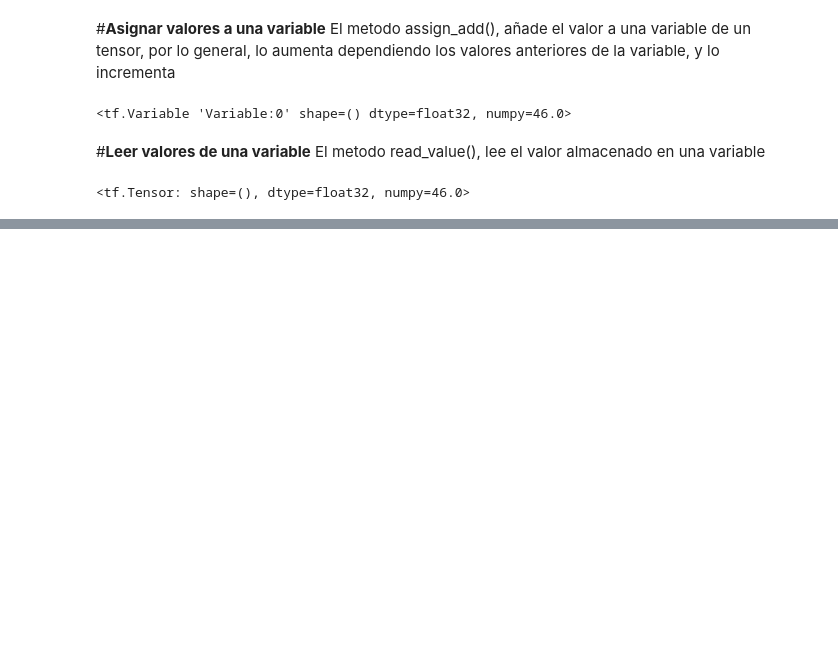
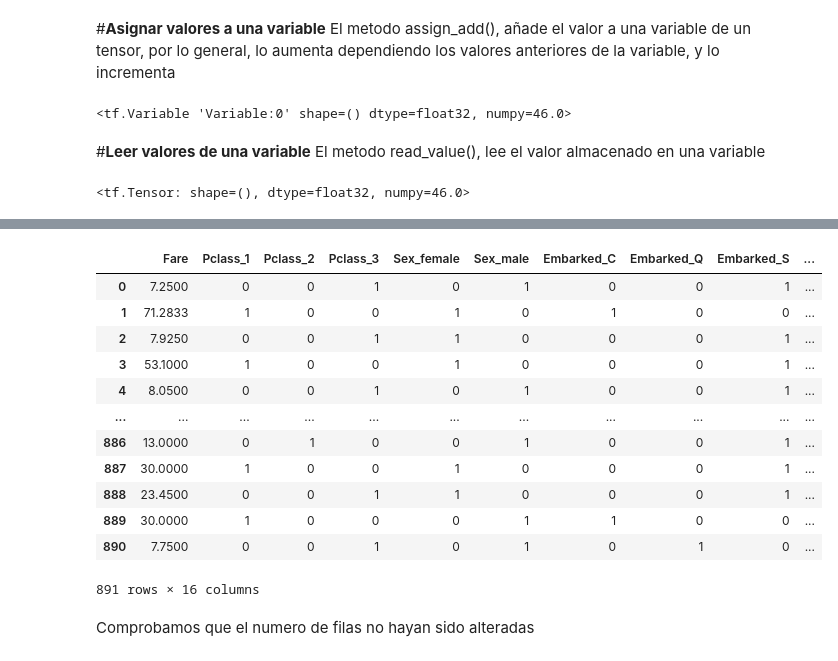
Before and after one commit to wjcorre/tensorkeras, a Jupyter notebook: Tensorflow.ipynb, the cells around one changed output, grey strips where cells are left out. Saved outputs shown, nothing was run; the diff lists cells and outputs as text; code cells hidden in the pictures; blank space fills up the shorter version.

```diff
--- a/Tensorflow.ipynb
+++ b/Tensorflow.ipynb
@@ -117,0 +251,20 @@ import tensorflow as tf
+# %%
+train_relevantes.drop(['Cabin_1_T'],axis=1, inplace=True)
+# %%
+train_relevantes
+# %% [output]
+|  | Fare | Pclass_1 | Pclass_2 | Pclass_3 | Sex_female | Sex_male | Embarked_C | Embarked_Q | Embarked_S | ... |
+| 0 | 7.2500 | 0 | 0 | 1 | 0 | 1 | 0 | 0 | 1 | ... |
+| 1 | 71.2833 | 1 | 0 | 0 | 1 | 0 | 1 | 0 | 0 | ... |
+| 2 | 7.9250 | 0 | 0 | 1 | 1 | 0 | 0 | 0 | 1 | ... |
+| 3 | 53.1000 | 1 | 0 | 0 | 1 | 0 | 0 | 0 | 1 | ... |
+| 4 | 8.0500 | 0 | 0 | 1 | 0 | 1 | 0 | 0 | 1 | ... |
+| ... | ... | ... | ... | ... | ... | ... | ... | ... | ... | ... |
+| 886 | 13.0000 | 0 | 1 | 0 | 0 | 1 | 0 | 0 | 1 | ... |
+| 887 | 30.0000 | 1 | 0 | 0 | 1 | 0 | 0 | 0 | 1 | ... |
+| 888 | 23.4500 | 0 | 0 | 1 | 1 | 0 | 0 | 0 | 1 | ... |
+| 889 | 30.0000 | 1 | 0 | 0 | 0 | 1 | 1 | 0 | 0 | ... |
+| 890 | 7.7500 | 0 | 0 | 1 | 0 | 1 | 0 | 1 | 0 | ... |
+891 rows × 16 columns
+# %% [markdown]
+Comprobamos que el numero de filas no hayan sido alteradas
```
Also changed, not shown: parts of 61 cells of this notebook.
